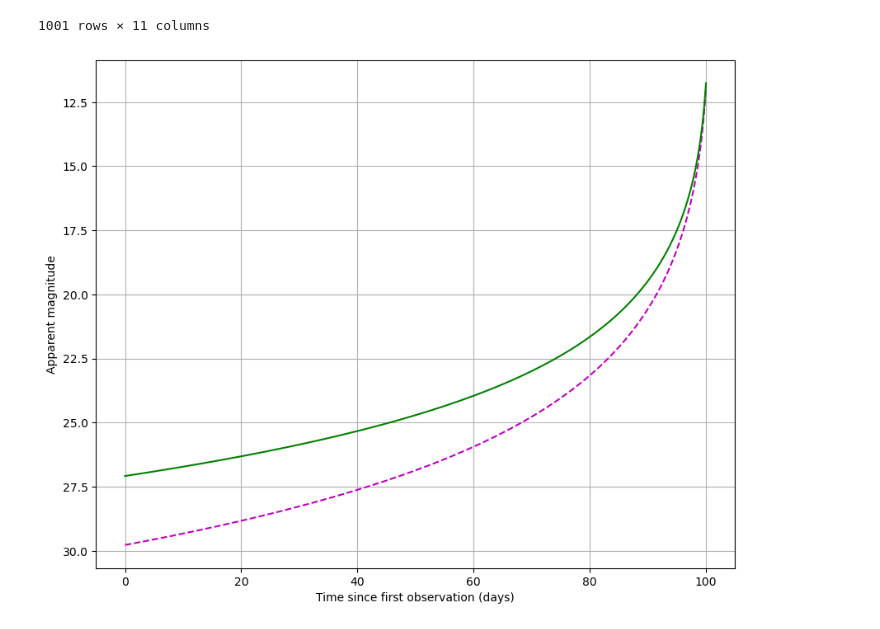
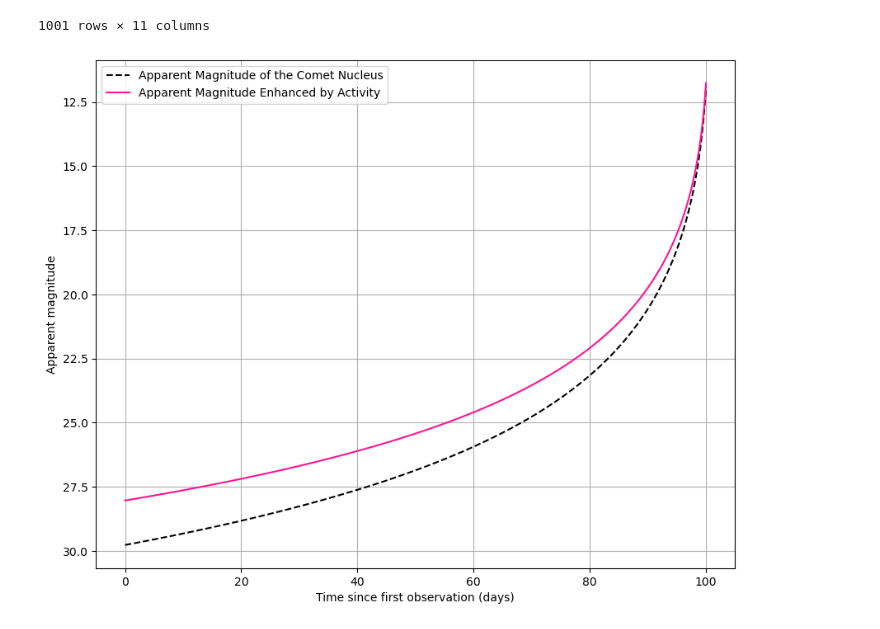
Before and after one commit to dirac-institute/sorcha, a Jupyter notebook: docs/notebooks/demo_Cometary_Activity.ipynb, the cells around one changed output. Cells and saved outputs as stored; diff of their text form; code cells hidden in the pictures.

Commit message:
make cometary activity notebook
make cometary activity notebook

```diff
--- a/docs/notebooks/demo_Cometary_Activity.ipynb
+++ b/docs/notebooks/demo_Cometary_Activity.ipynb
@@ -112,7 +113,7 @@ from sorcha.activity.activity_registration import update_activity_subclasses
 update_activity_subclasses()
 # %%
 observations_df["afrho1"] = 150
-observations_df["k"] =-0.2
+observations_df["k"] =-0.5
 # %%
 observations_df = PPCalculateApparentMagnitudeInFilter(observations_df.copy(), "none", "r",cometary_activity_choice="lsst_comet")
 # %%
@@ -132,24 +133,24 @@ observations_df
 | 1000 | 100.0 | 15.0 | 2.991957e+07 | 1.795174e+08 | 0.0 | r | 11.901056 | 150 | ... |
 1001 rows × 11 columns
 # %%
-from matplotlib.lines import Line2D
 
 fig, ax = plt.subplots(figsize=(10, 8))
 ax.plot(
     observations_df["fieldMJD_TAI"],
     observations_df["Simple_mag"],
     linestyle="--",
-    label="__none__",
-    color="m",
+    label="Apparent Magnitude of the Comet Nucleus",
+    color="black",
 )
 ax.plot(
-    observations_df["fieldMJD_TAI"], observations_df["trailedSourceMagTrue"], linestyle="-", label="__none__", color="g"
+    observations_df["fieldMJD_TAI"], observations_df["trailedSourceMagTrue"], linestyle="-", label="Apparent Magnitude Enhanced by Activity", color="deeppink"
 )
 
+plt.legend()
 ax.set_xlabel("Time since first observation (days)")
 ax.set_ylabel("Apparent magnitude")
 plt.gca().invert_yaxis()
 plt.grid()
 plt.show()
 # %% [output]
-[figure, old version]
+[figure, new version]
```
Also changed, not shown: parts of 4 cells of this notebook.
